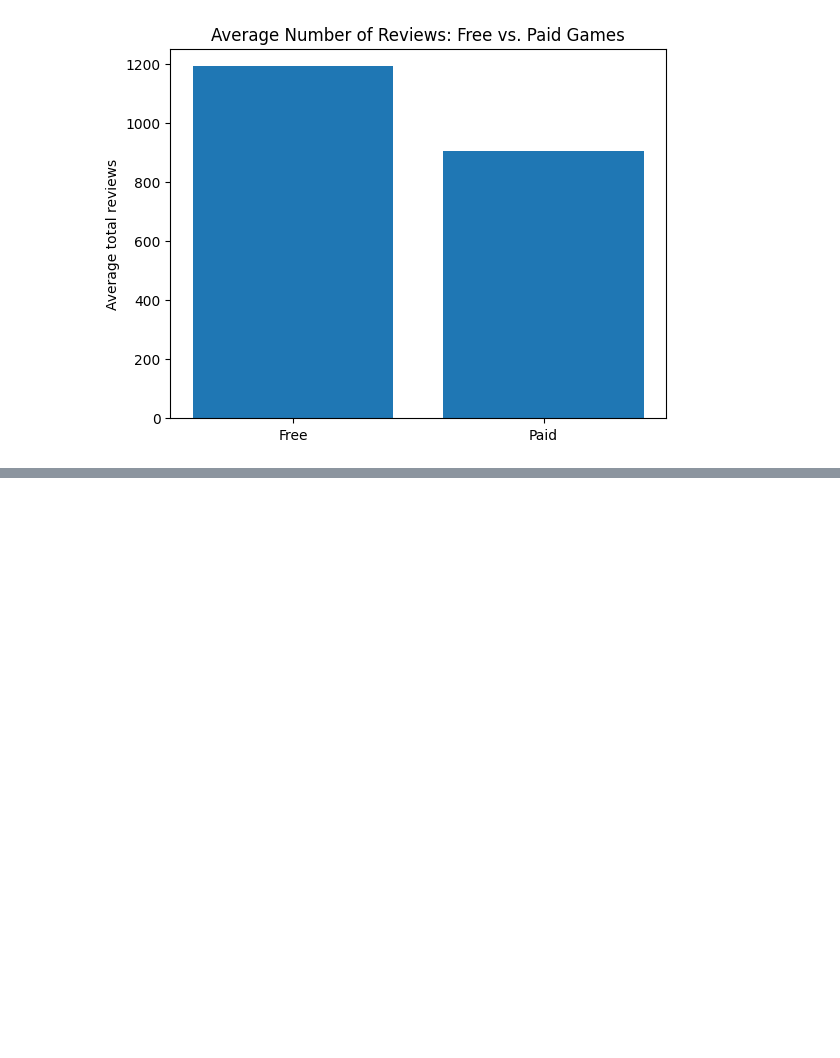
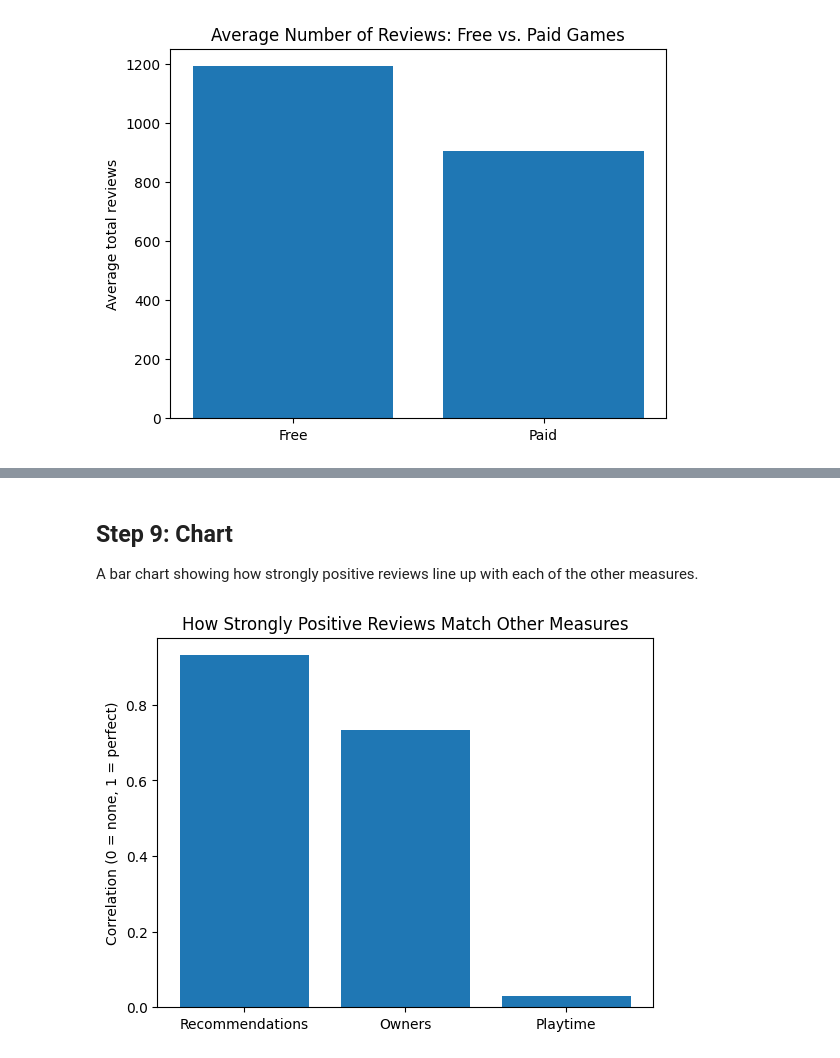
Before and after one commit to joshbaron42/Steam-Games-392, a Jupyter notebook: BUS392_Q1_Q4.ipynb, the cells around one changed output, grey strips where cells are left out. Drawn from its saved outputs; the diff is of its cells as text; code cells hidden in the pictures; blank space fills up the shorter version.

```diff
--- a/BUS392_Q1_Q4.ipynb
+++ b/BUS392_Q1_Q4.ipynb
@@ -101,0 +109,4 @@ plt.show()
+# %%
+q4 = gamesData[gamesData["average_playtime_forever"] > 0]
+q4 = q4.dropna(subset=["recommendations", "owners_midpoint"])
+print("Games used:", len(q4))
@@ -101,0 +119,4 @@ plt.show()
+# %%
+columns = ["positive", "negative", "recommendations", "average_playtime_forever", "owners_midpoint"]
+corr_table = q4[columns].corr()
+corr_table.round(2)
@@ -101,0 +140,14 @@ plt.show()
+# %% [markdown]
+## Step 9: Chart
+A bar chart showing how strongly positive reviews line up with each of the other measures.
+# %%
+plt.bar(["Recommendations", "Owners", "Playtime"],
+        [corr_table["positive"]["recommendations"],
+         corr_table["positive"]["owners_midpoint"],
+         corr_table["positive"]["average_playtime_forever"]])
+plt.title("How Strongly Positive Reviews Match Other Measures")
+plt.ylabel("Correlation (0 = none, 1 = perfect)")
+plt.savefig("q4_correlation.png")
+plt.show()
+# %% [output]
+[figure, added]
```
Also changed, not shown: parts of 5 cells of this notebook.
